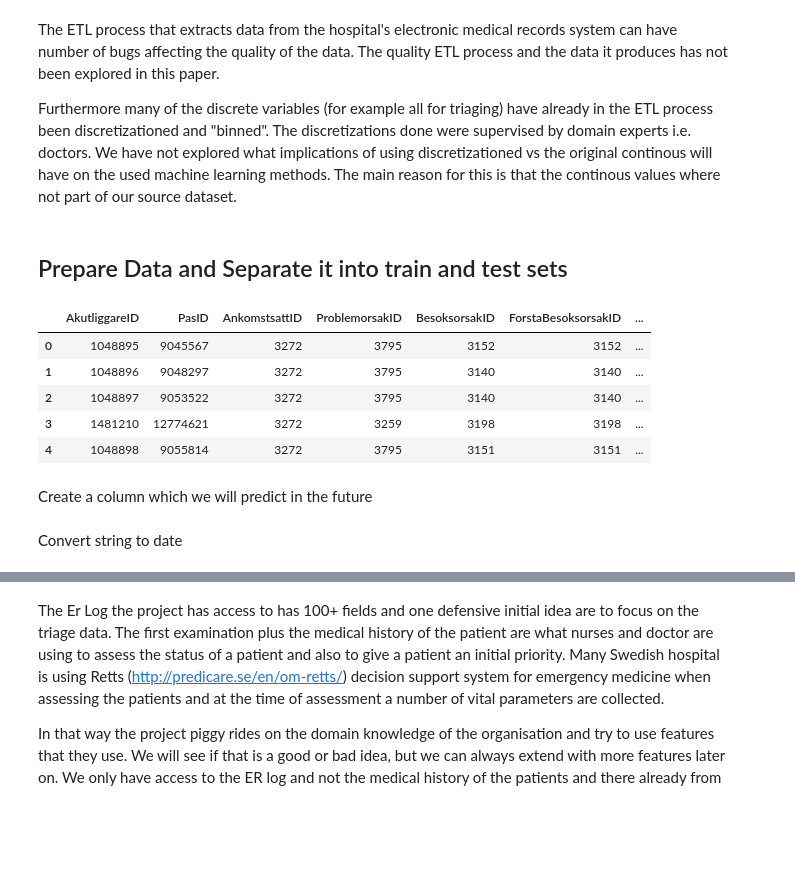
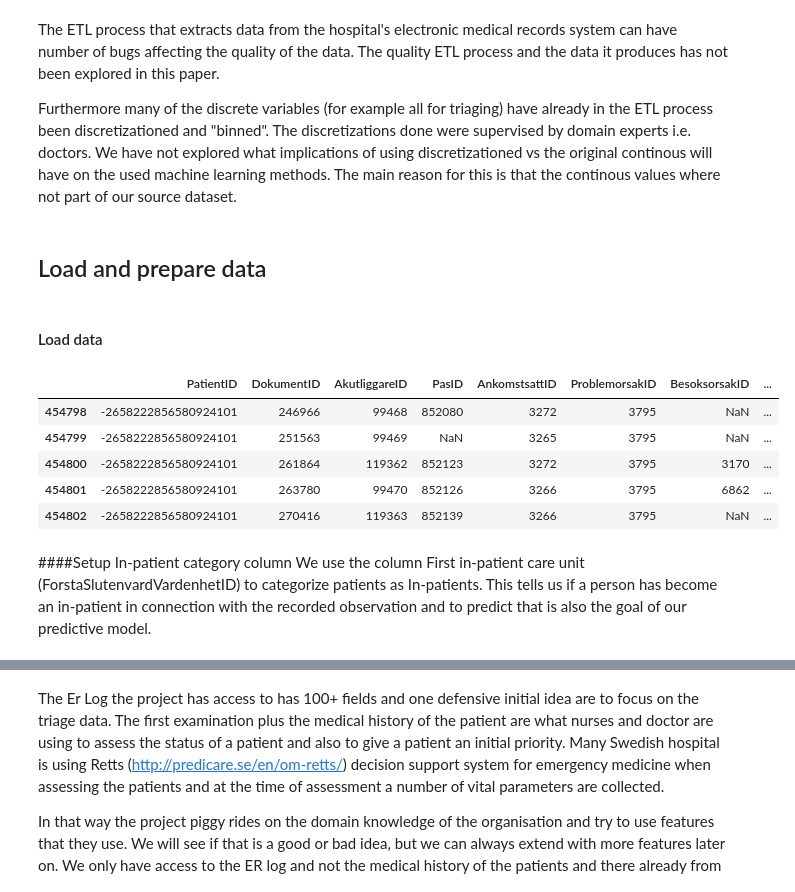
Before and after one commit to solomatov/cs109-project, a Jupyter notebook: ER.ipynb, the cells around one changed output, grey strips where cells are left out. Saved outputs shown, nothing was run; the diff lists cells and outputs as text; code cells hidden in the pictures; blank space fills up the shorter version.

```diff
--- a/ER.ipynb
+++ b/ER.ipynb
@@ -125,24 +125,26 @@ of bugs affecting the quality of the data. The quality ETL process and the data
 in this paper.
 
 Furthermore many of the discrete variables (for example all for triaging) have already in the ETL process been discretizationed and "binned". The discretizations done were supervised by domain experts i.e. doctors. We have not explored what implications of using discretizationed vs the original continous will have on the used machine learning methods. The main reason for this is that the continous values where not part of our source dataset.
-# %% [markdown]
-## Prepare Data and Separate it into train and test sets
+# %% [markdown]
+## Load and prepare data
+# %% [markdown]
+#### Load data
 # %%
 data = pd.read_csv('akutliggare.txt', sep='|')
 # %%
-data.head()
+data.tail()
 # %% [output]
-|  | AkutliggareID | PasID | AnkomstsattID | ProblemorsakID | BesoksorsakID | ForstaBesoksorsakID | ... |
-| 0 | 1048895 | 9045567 | 3272 | 3795 | 3152 | 3152 | ... |
-| 1 | 1048896 | 9048297 | 3272 | 3795 | 3140 | 3140 | ... |
-| 2 | 1048897 | 9053522 | 3272 | 3795 | 3140 | 3140 | ... |
-| 3 | 1481210 | 12774621 | 3272 | 3259 | 3198 | 3198 | ... |
-| 4 | 1048898 | 9055814 | 3272 | 3795 | 3151 | 3151 | ... |
+|  | PatientID | DokumentID | AkutliggareID | PasID | AnkomstsattID | ProblemorsakID | BesoksorsakID | ... |
+| 454798 | -2658222856580924101 | 246966 | 99468 | 852080 | 3272 | 3795 | NaN | ... |
+| 454799 | -2658222856580924101 | 251563 | 99469 | NaN | 3265 | 3795 | NaN | ... |
+| 454800 | -2658222856580924101 | 261864 | 119362 | 852123 | 3272 | 3795 | 3170 | ... |
+| 454801 | -2658222856580924101 | 263780 | 99470 | 852126 | 3266 | 3795 | 6862 | ... |
+| 454802 | -2658222856580924101 | 270416 | 119363 | 852139 | 3266 | 3795 | NaN | ... |
-# %% [markdown]
-Create a column which we will predict in the future
+# %% [markdown]
+####Setup In-patient category column
+We use the column First in-patient care unit (ForstaSlutenvardVardenhetID) to categorize patients as In-patients.
+This tells us if a person has become an in-patient in connection with the recorded observation and to predict that is also the goal of our predictive model.
 # %%
 first_care_unit = data.ForstaSlutenvardVardenhetID
 
 data['Inpatient'] = ~first_care_unit.isnull() & (first_care_unit != 0)
-# %% [markdown]
-Convert string to date
```
Also changed, not shown: parts of 14 cells of this notebook.
